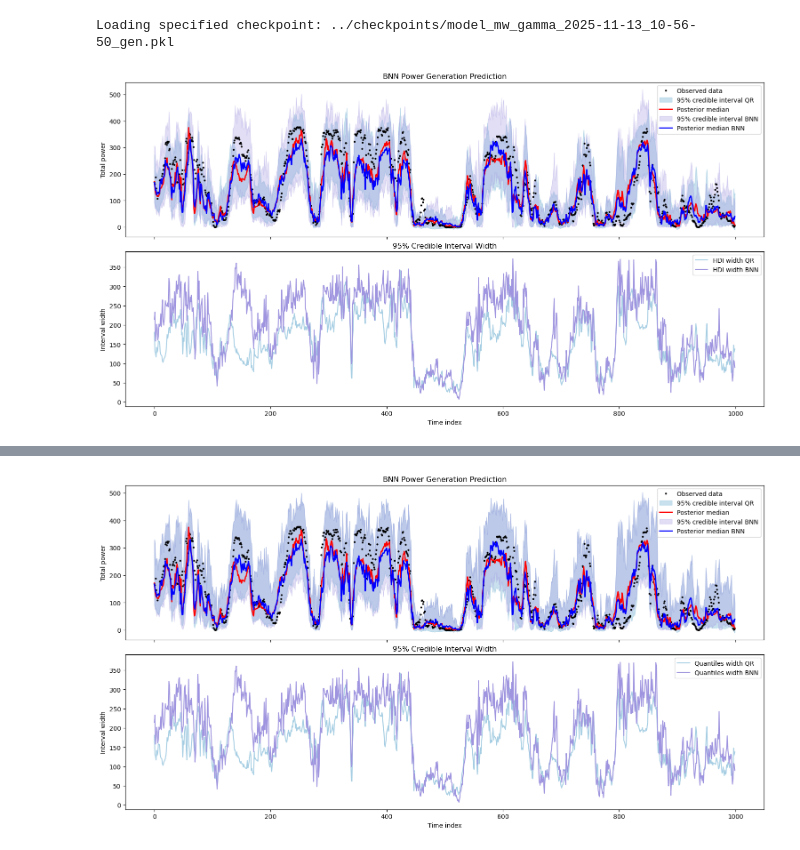
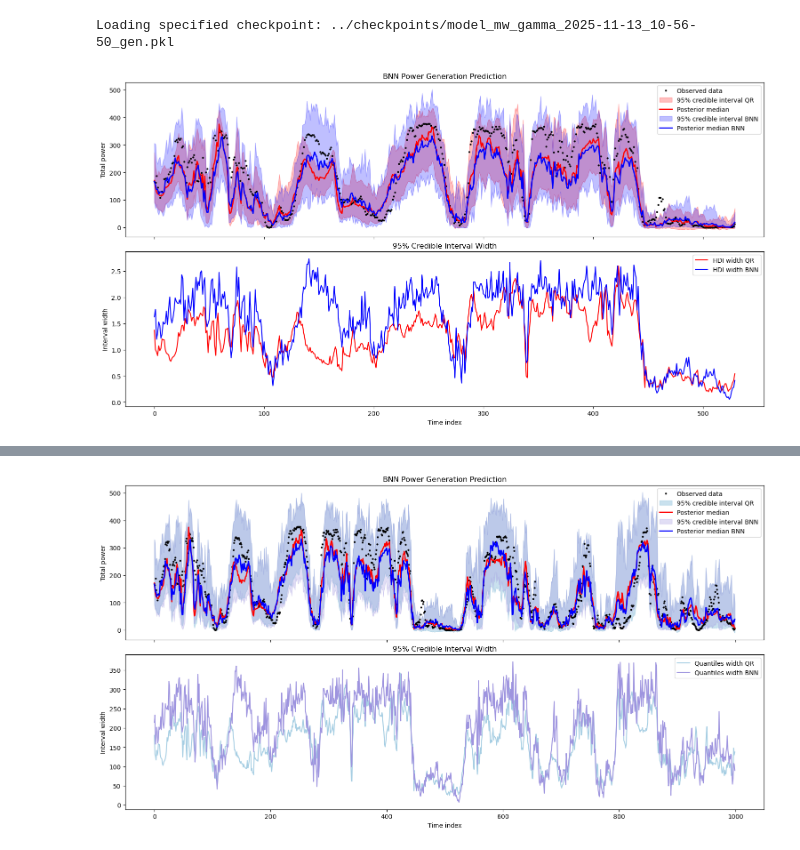
Before and after one commit to noemiwbr/master_thesis, a Jupyter notebook: notebooks/windpower_forecast_detQuantile.ipynb, the cells around one changed output, grey strips where cells are left out. Cells and saved outputs as stored; diff of their text form; code cells hidden in the pictures.

Commit message:
Plots: Variance estimation of quantiles, relative error

```diff
--- a/notebooks/windpower_forecast_detQuantile.ipynb
+++ b/notebooks/windpower_forecast_detQuantile.ipynb
@@ -362,7 +370,7 @@ q_bnn = np.array([])
 Loading specified checkpoint: ../checkpoints/model_mw_gamma_2025-11-13_10-56-50_gen.pkl
 # %%
 # HDI CI
-n_plot = 1000
+n_plot = 530
 
 fig, axes = plt.subplots(nrows=2, figsize=(15, 8), sharex=True, constrained_layout=True)
 
@@ -373,8 +381,8 @@ ax.fill_between(
     np.arange(n_plot),
     hdis[:n_plot, 0],
     hdis[:n_plot, 1],
-    color="#A6CEE3",
-    alpha=0.6,
+    color="red",
+    alpha=0.25,
     label="95% credible interval QR",
 )
 
@@ -388,36 +396,36 @@ ax.legend()
 
 ax.fill_between(
     np.arange(n_plot),
     hdi_bnn[:n_plot, 0],
     hdi_bnn[:n_plot, 1],
-    color="#9E94DF",
-    alpha=0.3,
+    color="blue",
+    alpha=0.25,
     label="95% credible interval BNN",
 )
 
 ax.plot(median_bnn[:n_plot], color="blue", label="Posterior median BNN", lw=2)
 
 ax.set(
     ylabel="Total power",
     title="BNN Power Generation Prediction",
 )
 ax.legend()
 
-
+normalization_factor = np.median(Y_test_gen)
 # Compute interval width
 width = hdis[:n_plot, 1] - hdis[:n_plot, 0]
 width_bnn = hdi_bnn[:n_plot, 1] - hdi_bnn[:n_plot, 0]
 ax2 = axes[1]
-ax2.plot(width, color="#A6CEE3", label="HDI width QR")
-ax2.plot(width_bnn, color="#9E94DF", label="HDI width BNN")
+ax2.plot(width / normalization_factor, color="red", label="HDI width QR")
+ax2.plot(width_bnn / normalization_factor, color="blue", label="HDI width BNN")
 ax2.set(
     xlabel="Time index",
     ylabel="Interval width",
     title="95% Credible Interval Width",
 )
 ax2.legend()
 
 
 plt.show()
 # %% [output]
-[figure, old version]
+[figure, new version]
```
Also changed, not shown: parts of 5 cells of this notebook.
